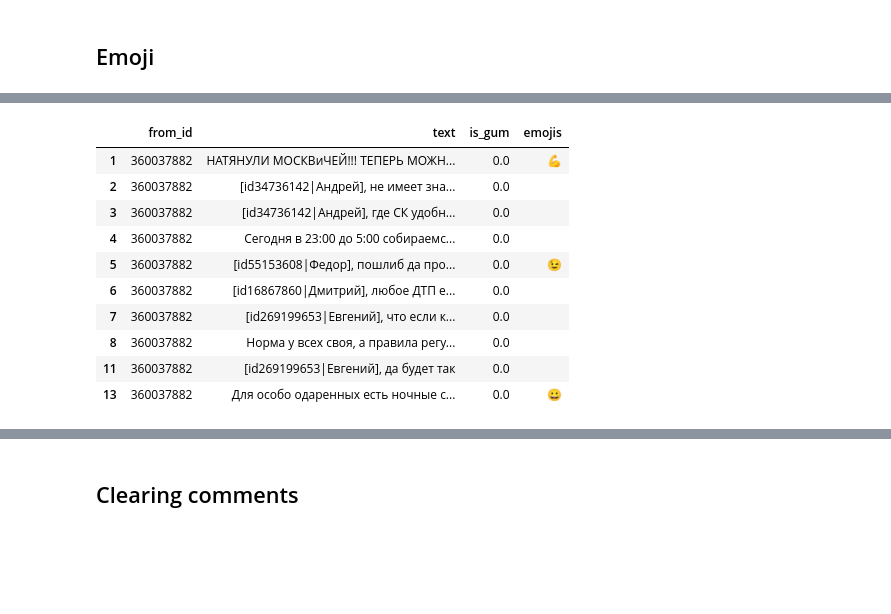
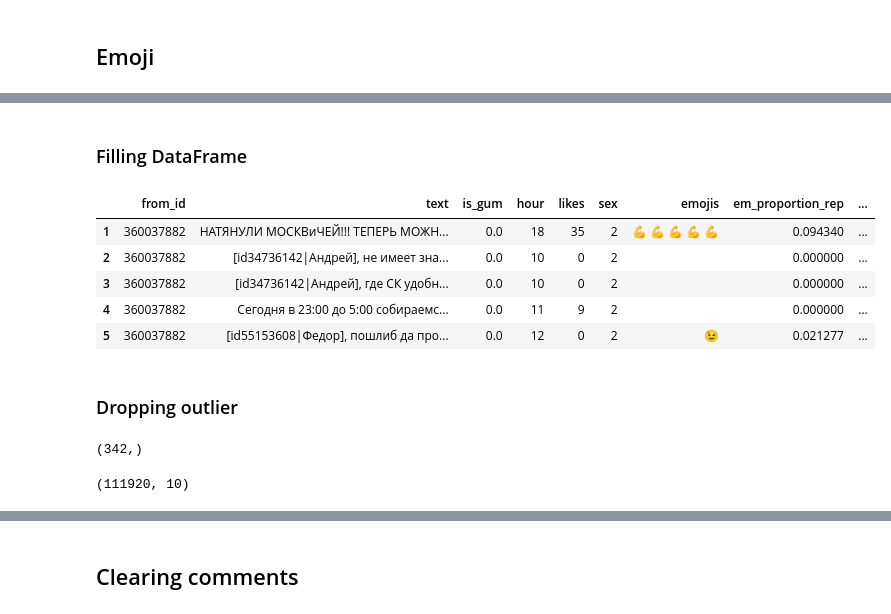
Before and after one commit to EvgenyKashin/CommentsAnalysis, a Jupyter notebook: comments.ipynb, the cells around one changed output, grey strips where cells are left out. Cells and saved outputs as stored; diff of their text form; code cells hidden in the pictures; blank space fills up the shorter version.

Commit message:
Added some text features and testing with human

```diff
--- a/comments.ipynb
+++ b/comments.ipynb
@@ -313,16 +403,21 @@ emoji_from_comments = list(map(get_emoji, comments_list))
+# %% [markdown]
+### Filling DataFrame
 # %%
-comments['emojis'] = [' '.join(e) for e in emoji_from_comments]
+comments['emojis'] = [' '.join(e) for e in emoji_from_comments_rep]
+# %%
+comments['em_proportion_rep'] = em_proportion_rep
+# %%
+comments['em_proportion_no_rep'] = em_proportion_no_rep
+# %%
+comments['abc_proportion'] = abc_proportion
 # %%
-comments.head(10)
+comments.head(5)
 # %% [output]
-|  | from_id | text | is_gum | emojis |
-| 1 | 360037882 | НАТЯНУЛИ МОСКВиЧЕЙ!!! ТЕПЕРЬ МОЖН... | 0.0 | 💪 |
-| 2 | 360037882 | [id34736142|Андрей], не имеет зна... | 0.0 |  |
-| 3 | 360037882 | [id34736142|Андрей], где СК удобн... | 0.0 |  |
-| 4 | 360037882 | Сегодня в 23:00 до 5:00 собираемс... | 0.0 |  |
-| 5 | 360037882 | [id55153608|Федор], пошлиб да про... | 0.0 | 😉 |
-| 6 | 360037882 | [id16867860|Дмитрий], любое ДТП е... | 0.0 |  |
-| 7 | 360037882 | [id269199653|Евгений], что если к... | 0.0 |  |
-| 8 | 360037882 | Норма у всех своя, а правила регу... | 0.0 |  |
-| 11 | 360037882 | [id269199653|Евгений], да будет так | 0.0 |  |
-| 13 | 360037882 | Для особо одаренных есть ночные с... | 0.0 | 😀 |
+|  | from_id | text | is_gum | hour | likes | sex | emojis | em_proportion_rep | ... |
+| 1 | 360037882 | НАТЯНУЛИ МОСКВиЧЕЙ!!! ТЕПЕРЬ МОЖН... | 0.0 | 18 | 35 | 2 | 💪 💪 💪 💪 💪 | 0.094340 | ... |
+| 2 | 360037882 | [id34736142|Андрей], не имеет зна... | 0.0 | 10 | 0 | 2 |  | 0.000000 | ... |
+| 3 | 360037882 | [id34736142|Андрей], где СК удобн... | 0.0 | 10 | 0 | 2 |  | 0.000000 | ... |
+| 4 | 360037882 | Сегодня в 23:00 до 5:00 собираемс... | 0.0 | 11 | 9 | 2 |  | 0.000000 | ... |
+| 5 | 360037882 | [id55153608|Федор], пошлиб да про... | 0.0 | 12 | 0 | 2 | 😉 | 0.021277 | ... |
+# %% [markdown]
+### Dropping outlier
@@ -328,0 +426,4 @@ comments.head(10)
+# %%
+index_to_del.shape
+# %% [output]
+(342,)
@@ -328,0 +432,4 @@ comments.head(10)
+# %%
+comments.shape
+# %% [output]
+(111920, 10)
```
Also changed, not shown: parts of 134 cells of this notebook.
